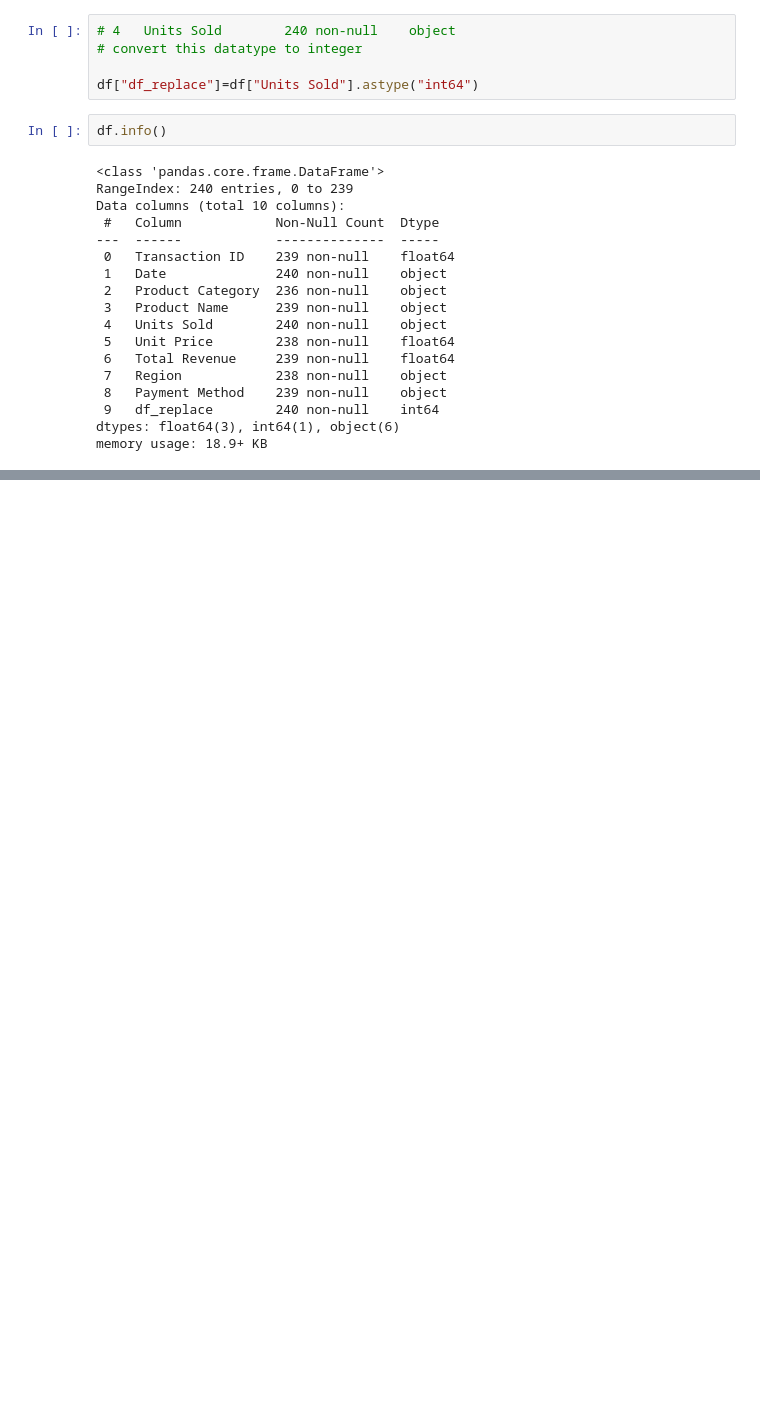
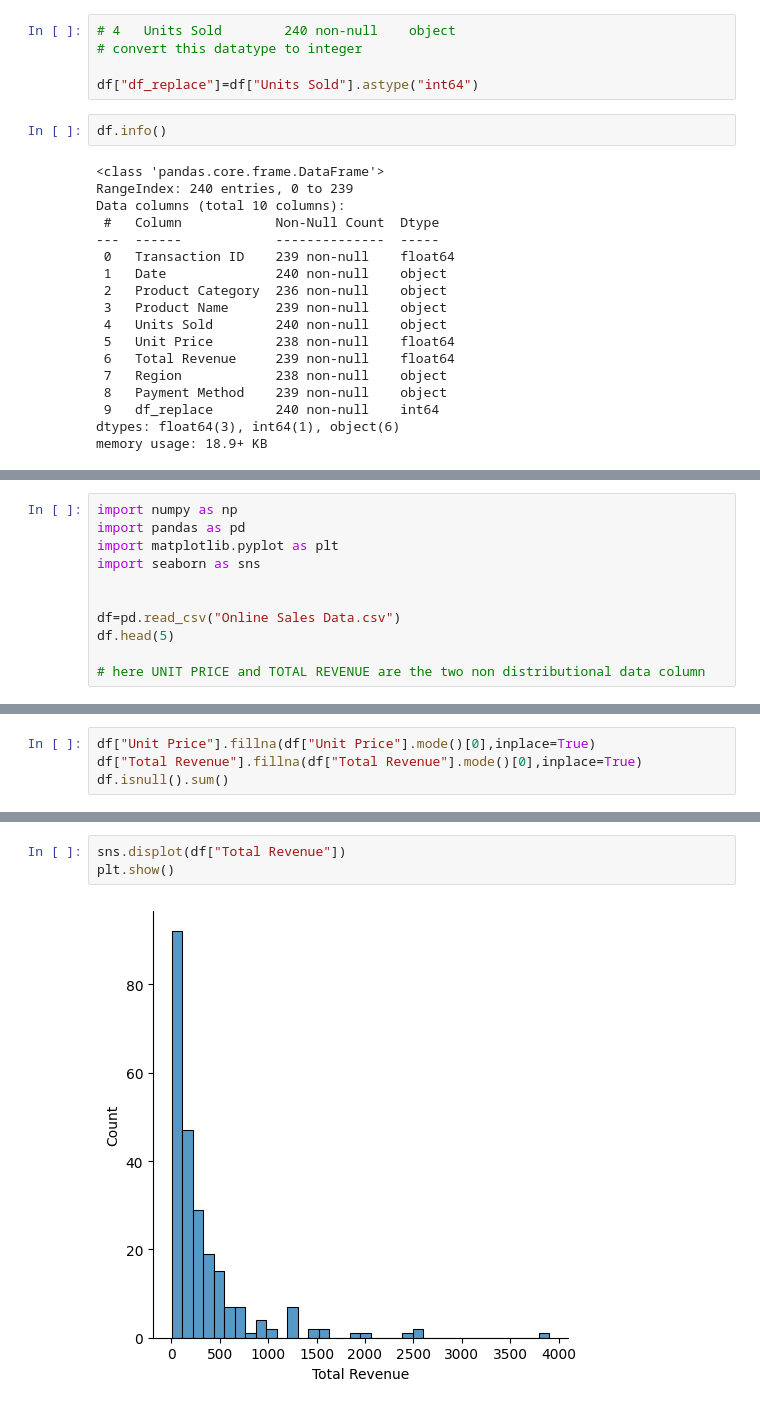
Before and after one commit to Abhishekkute234/Data_Pre_Processsing, a Jupyter notebook: 9_replace_data_types.ipynb, the cells around one changed output, grey strips where cells are left out. Cells and saved outputs as stored; diff of their text form; blank space fills up the shorter version.

Commit message:
complet the data pre processing  file

```diff
--- a/9_replace_data_types.ipynb
+++ b/9_replace_data_types.ipynb
@@ -159,0 +164,11 @@ memory usage: 18.9+ KB
+# %%
+import numpy as np
+import pandas as pd
+import matplotlib.pyplot as plt
+import seaborn as sns
+
+
+df=pd.read_csv("Online Sales Data.csv")
+df.head(5)
+
+# here UNIT PRICE and TOTAL REVENUE are the two non distributional data column
@@ -159,0 +195,4 @@ memory usage: 18.9+ KB
+# %%
+df["Unit Price"].fillna(df["Unit Price"].mode()[0],inplace=True)
+df["Total Revenue"].fillna(df["Total Revenue"].mode()[0],inplace=True)
+df.isnull().sum()
@@ -159,0 +222,5 @@ memory usage: 18.9+ KB
+# %%
+sns.displot(df["Total Revenue"])
+plt.show()
+# %% [output]
+[figure, added]
```
Also changed, not shown: parts of 10 cells of this notebook, 1 other file.
